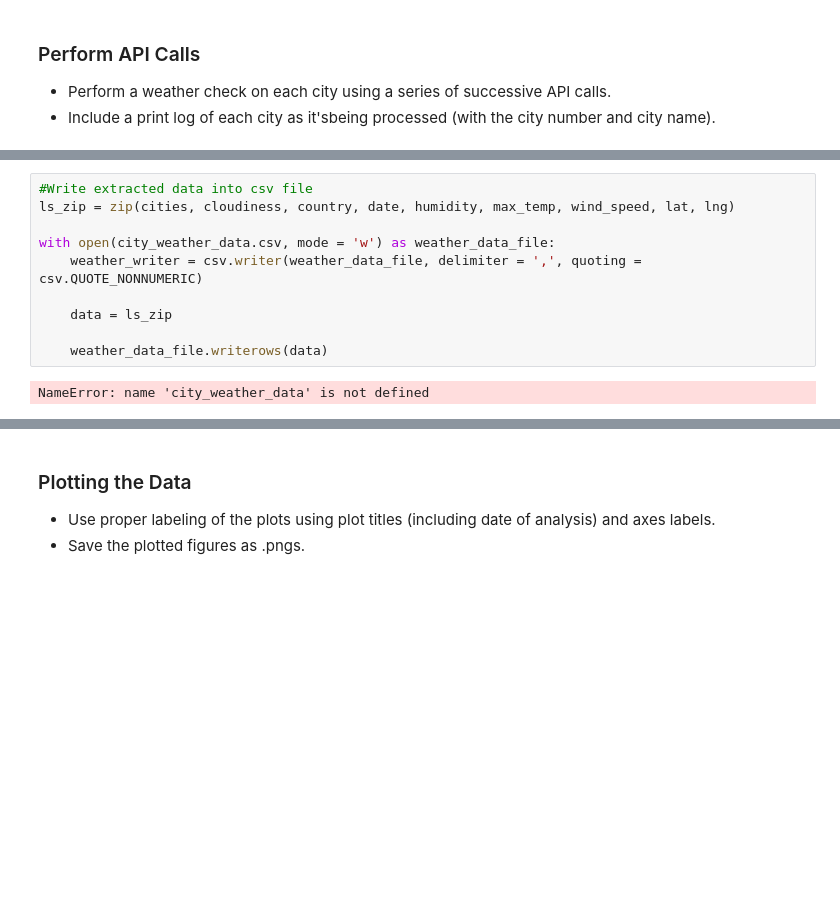
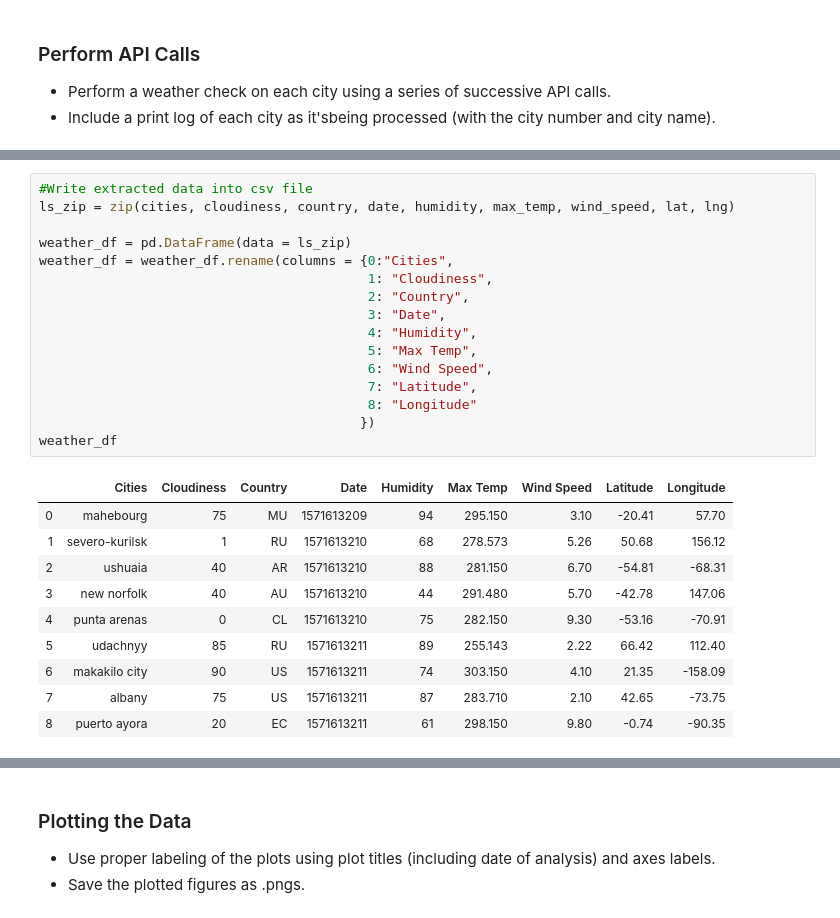
Before and after one commit to vitoperez117/Weather-Data-API-Requests-Pandas-Matplotlib, a Jupyter notebook: WeatherPy.ipynb, the cells around one changed output, grey strips where cells are left out. Cells and saved outputs as stored; diff of their text form; blank space fills up the shorter version.

```diff
--- a/WeatherPy.ipynb
+++ b/WeatherPy.ipynb
@@ -114,12 +115,27 @@ str
 # %%
 #Write extracted data into csv file
 ls_zip = zip(cities, cloudiness, country, date, humidity, max_temp, wind_speed, lat, lng)
 
-with open(city_weather_data.csv, mode = 'w') as weather_data_file:
-    weather_writer = csv.writer(weather_data_file, delimiter = ',', quoting = csv.QUOTE_NONNUMERIC)
-
-    data = ls_zip
-
-    weather_data_file.writerows(data)
+weather_df = pd.DataFrame(data = ls_zip)
+weather_df = weather_df.rename(columns = {0:"Cities",
+                                          1: "Cloudiness",
+                                          2: "Country",
+                                          3: "Date",
+                                          4: "Humidity",
+                                          5: "Max Temp",
+                                          6: "Wind Speed",
+                                          7: "Latitude",
+                                          8: "Longitude"
+                                         })
+weather_df
 # %% [output]
-NameError: name 'city_weather_data' is not defined
+|  | Cities | Cloudiness | Country | Date | Humidity | Max Temp | Wind Speed | Latitude | Longitude |
+| 0 | mahebourg | 75 | MU | 1571613209 | 94 | 295.150 | 3.10 | -20.41 | 57.70 |
+| 1 | severo-kurilsk | 1 | RU | 1571613210 | 68 | 278.573 | 5.26 | 50.68 | 156.12 |
+| 2 | ushuaia | 40 | AR | 1571613210 | 88 | 281.150 | 6.70 | -54.81 | -68.31 |
+| 3 | new norfolk | 40 | AU | 1571613210 | 44 | 291.480 | 5.70 | -42.78 | 147.06 |
+| 4 | punta arenas | 0 | CL | 1571613210 | 75 | 282.150 | 9.30 | -53.16 | -70.91 |
+| 5 | udachnyy | 85 | RU | 1571613211 | 89 | 255.143 | 2.22 | 66.42 | 112.40 |
+| 6 | makakilo city | 90 | US | 1571613211 | 74 | 303.150 | 4.10 | 21.35 | -158.09 |
+| 7 | albany | 75 | US | 1571613211 | 87 | 283.710 | 2.10 | 42.65 | -73.75 |
+| 8 | puerto ayora | 20 | EC | 1571613211 | 61 | 298.150 | 9.80 | -0.74 | -90.35 |
```
Also changed, not shown: parts of 6 cells of this notebook, 1 other file.
